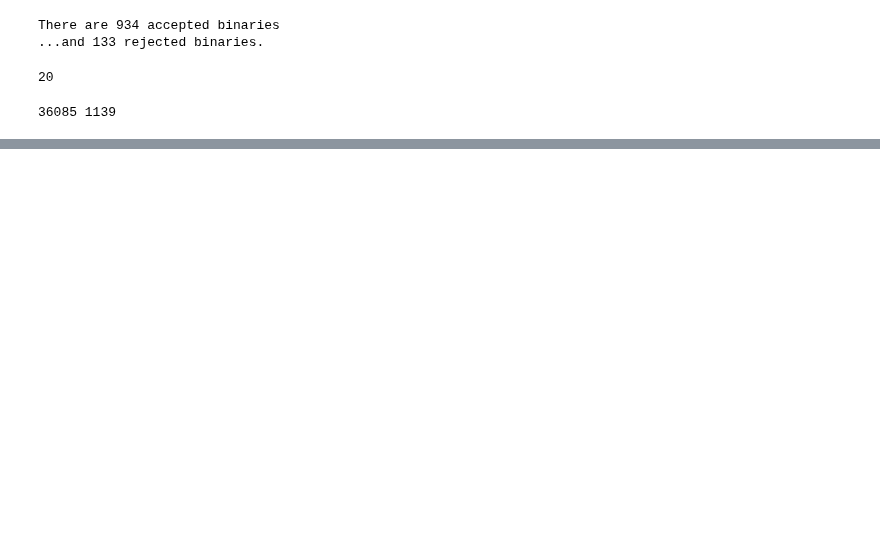
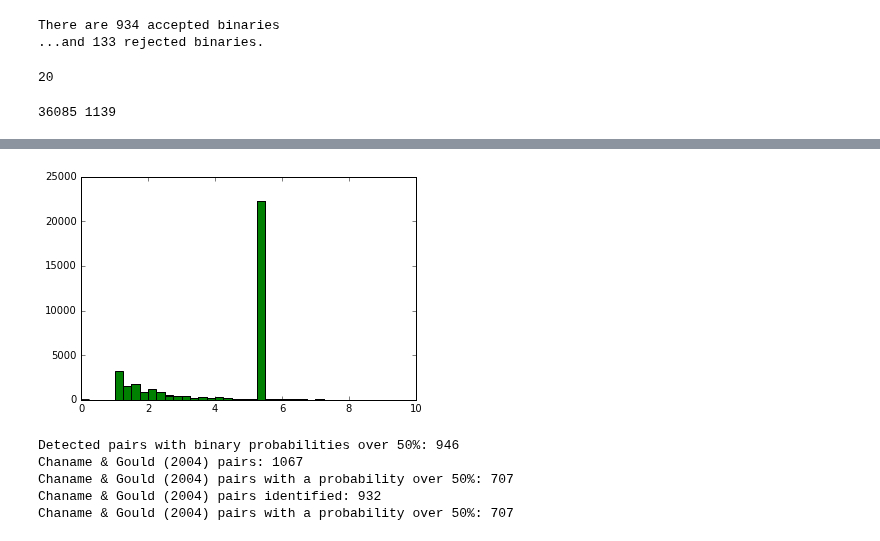
Before and after one commit to astroJeff/gaia_binaries, a Jupyter notebook: notebooks/NLTT.ipynb, the cells around one changed output, grey strips where cells are left out. Cells and saved outputs as stored; diff of their text form; code cells hidden in the pictures; blank space fills up the shorter version.

```diff
--- a/notebooks/NLTT.ipynb
+++ b/notebooks/NLTT.ipynb
@@ -540,0 +916,36 @@ plt.show()
+# %%
+plt.hist(t['mu_ra_err'], bins=40, range=(0,10))
+plt.hist(t['mu_dec_err'], bins=40, range=(0,10))
+plt.xlim(0.0, 10.0)
+plt.show()
+# %% [output]
+[figure, added]
+# %%
+ids = np.where(prob_out['P_posterior'] > 0.5)
+print "Detected pairs with binary probabilities over 50%:", len(ids[0])
+print "Chaname & Gould (2004) pairs:", len(prob_out_CG)
+ids = np.intersect1d(np.where(prob_out_CG['P_posterior'] > 0.5), np.where(prob_out_CG['CCode'] < 4))
+print "Chaname & Gould (2004) pairs with a probability over 50%:", len(prob_out_CG[ids])
+
+match = 0
+match_50 = 0
+for i in np.arange(len(prob_out_CG)):
+
+    ids = np.where(prob_out['NLTT_1'] == prob_out_CG['NLTT_1'][i])
+
+    if prob_out['NLTT_2'][ids][0] == prob_out_CG['NLTT_2'][i]:
+
+        if prob_out_CG['CCode'][i] < 4:
+
+            match = match + 1
+            if prob_out_CG['P_posterior'][i] > 0.5:
+                match_50 = match_50 + 1
+
+print "Chaname & Gould (2004) pairs identified:", match
+print "Chaname & Gould (2004) pairs with a probability over 50%:", match_50
+# %% [output]
+Detected pairs with binary probabilities over 50%: 946
+Chaname & Gould (2004) pairs: 1067
+Chaname & Gould (2004) pairs with a probability over 50%: 707
+Chaname & Gould (2004) pairs identified: 932
+Chaname & Gould (2004) pairs with a probability over 50%: 707
```
Also changed, not shown: parts of 25 cells of this notebook.
